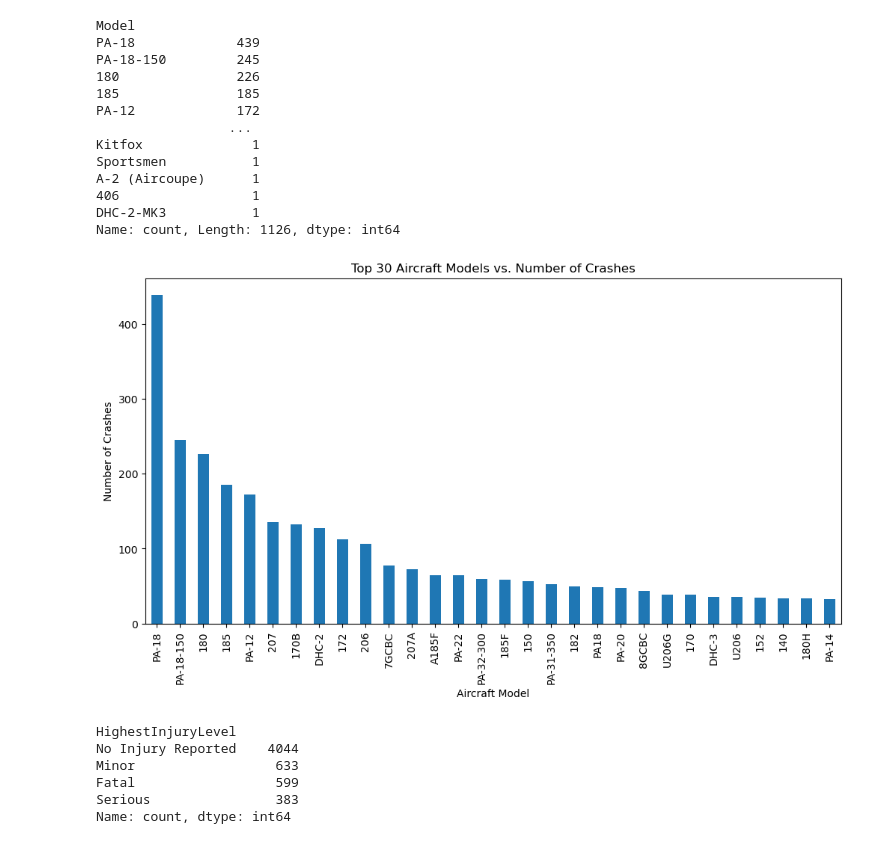
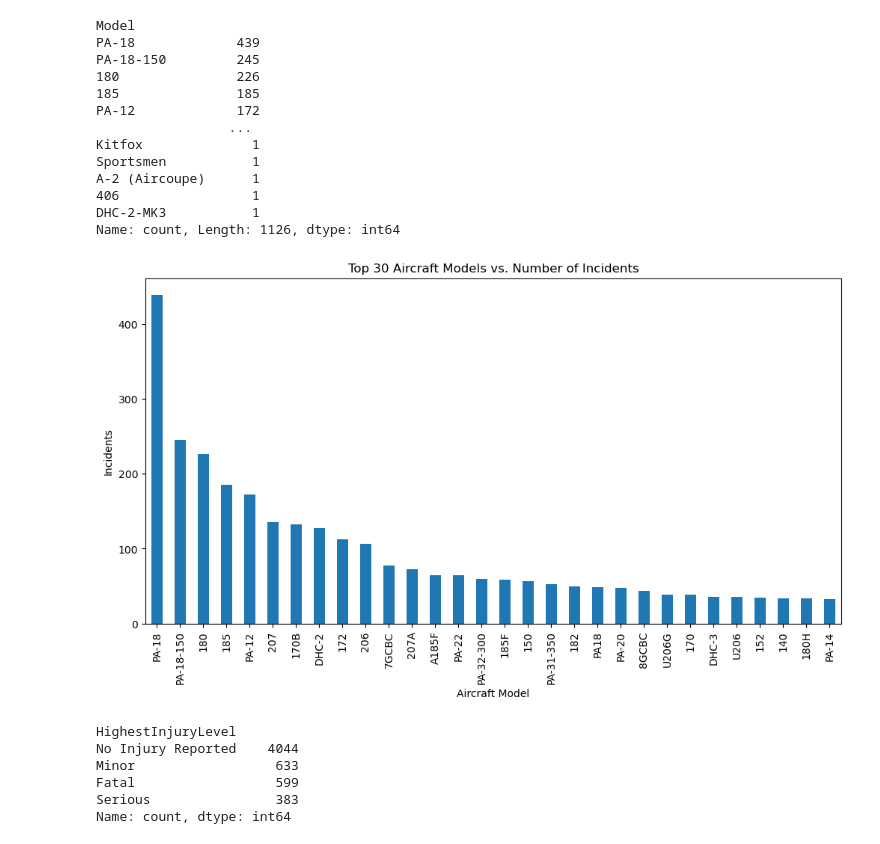
Before and after one commit to TheMirch/dsi-group-project, a Jupyter notebook: code/nolan_eda.ipynb, the cells around one changed output. Saved outputs shown, nothing was run; the diff lists cells and outputs as text; code cells hidden in the pictures.

```diff
--- a/code/nolan_eda.ipynb
+++ b/code/nolan_eda.ipynb
@@ -29,12 +29,12 @@ model_counts = ak.Model.value_counts().head(30)
 # %%
 plt.figure(figsize=(12, 6))
 model_counts.plot(kind='bar')
-plt.title('Top 30 Aircraft Models vs. Number of Crashes')
+plt.title('Top 30 Aircraft Models vs. Number of Incidents')
 plt.xlabel('Aircraft Model')
-plt.ylabel('Number of Crashes')
+plt.ylabel('Incidents')
 plt.show()
 # %% [output]
-[figure, old version]
+[figure, new version]
 # %%
 ak.HighestInjuryLevel.value_counts()
 # %% [output]
```
Also changed, not shown: parts of 4 cells of this notebook, 6 other files.
